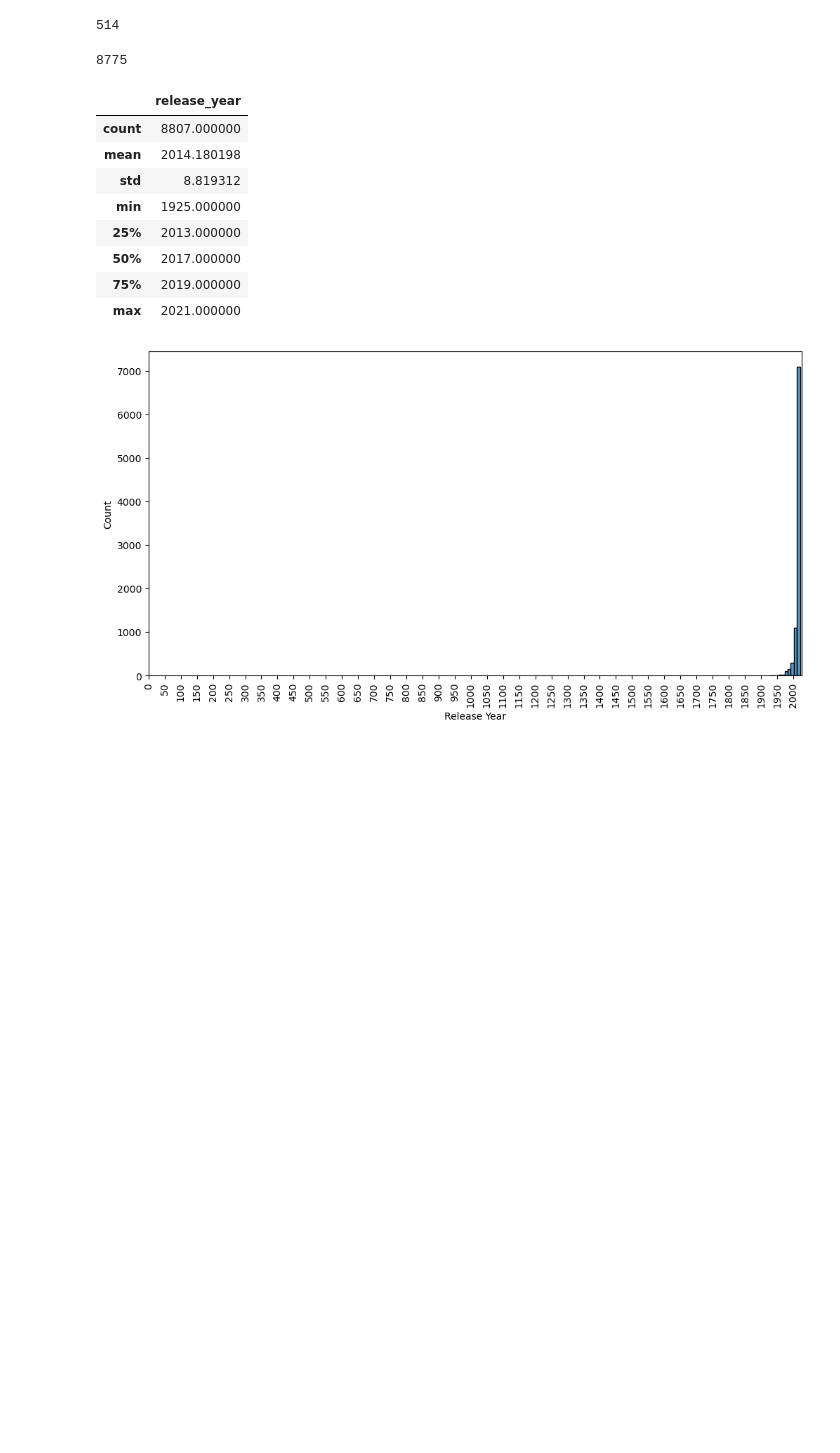
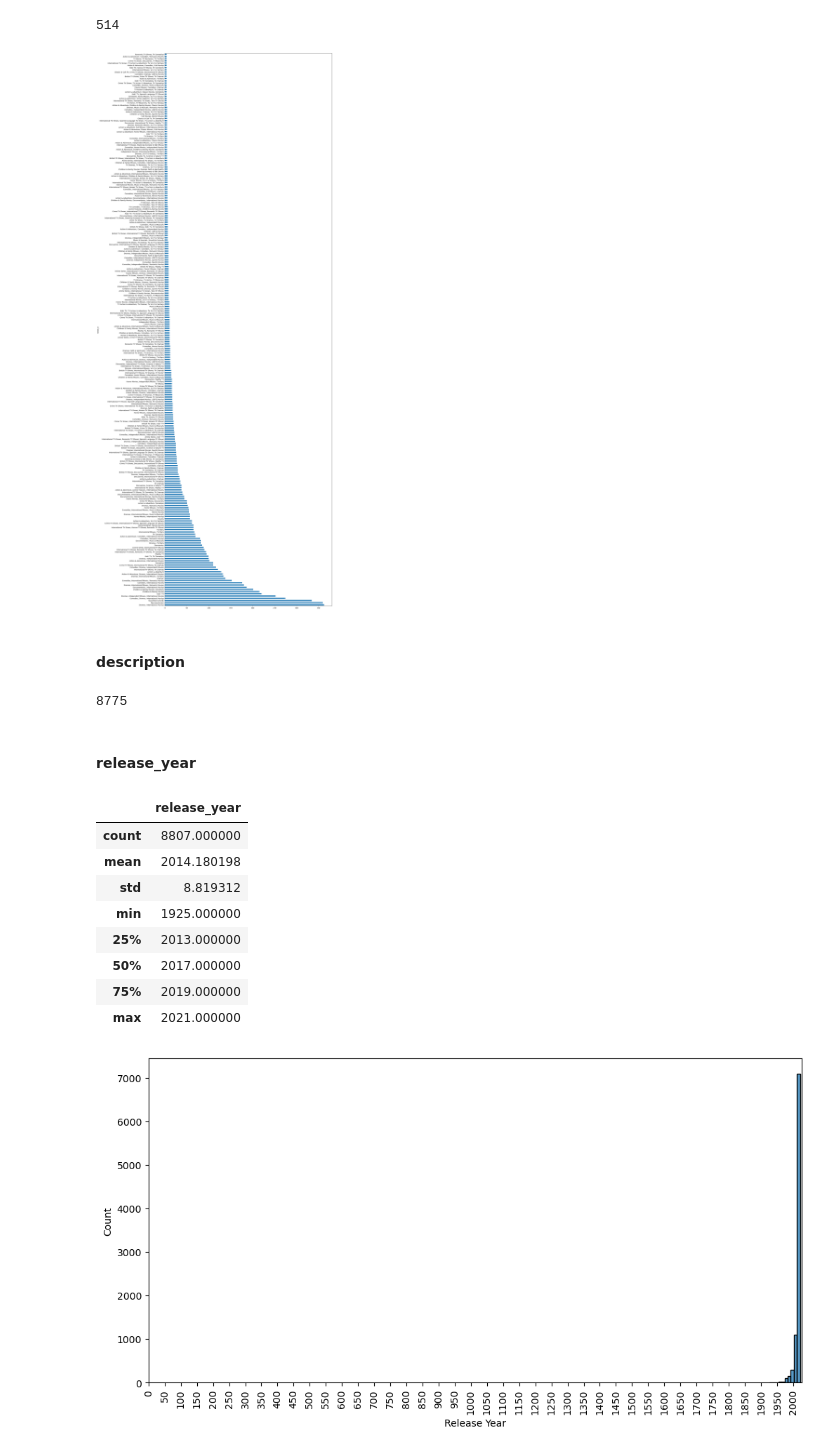
Before and after one commit to FatimaQatami/netflix_data, a Jupyter notebook: netflix_data.ipynb, the cells around one changed output. Saved outputs shown, nothing was run; the diff lists cells and outputs as text; code cells hidden in the pictures; blank space fills up the shorter version.

```diff
--- a/netflix_data.ipynb
+++ b/netflix_data.ipynb
@@ -117,10 +152,19 @@ df['duration'].nunique()
 df['listed_in'].nunique()
 # %% [output]
 514
+# %%
+df['listed_in'].value_counts().head(250).plot(kind='barh', figsize=(18, 60))
+plt.show()
+# %% [output]
+[figure, added]
+# %% [markdown]
+#### description
 # %%
 df['description'].nunique()
 # %% [output]
 8775
+# %% [markdown]
+#### release_year
 # %%
 df.describe()
 # %% [output]
```
Also changed, not shown: parts of 15 cells of this notebook.
